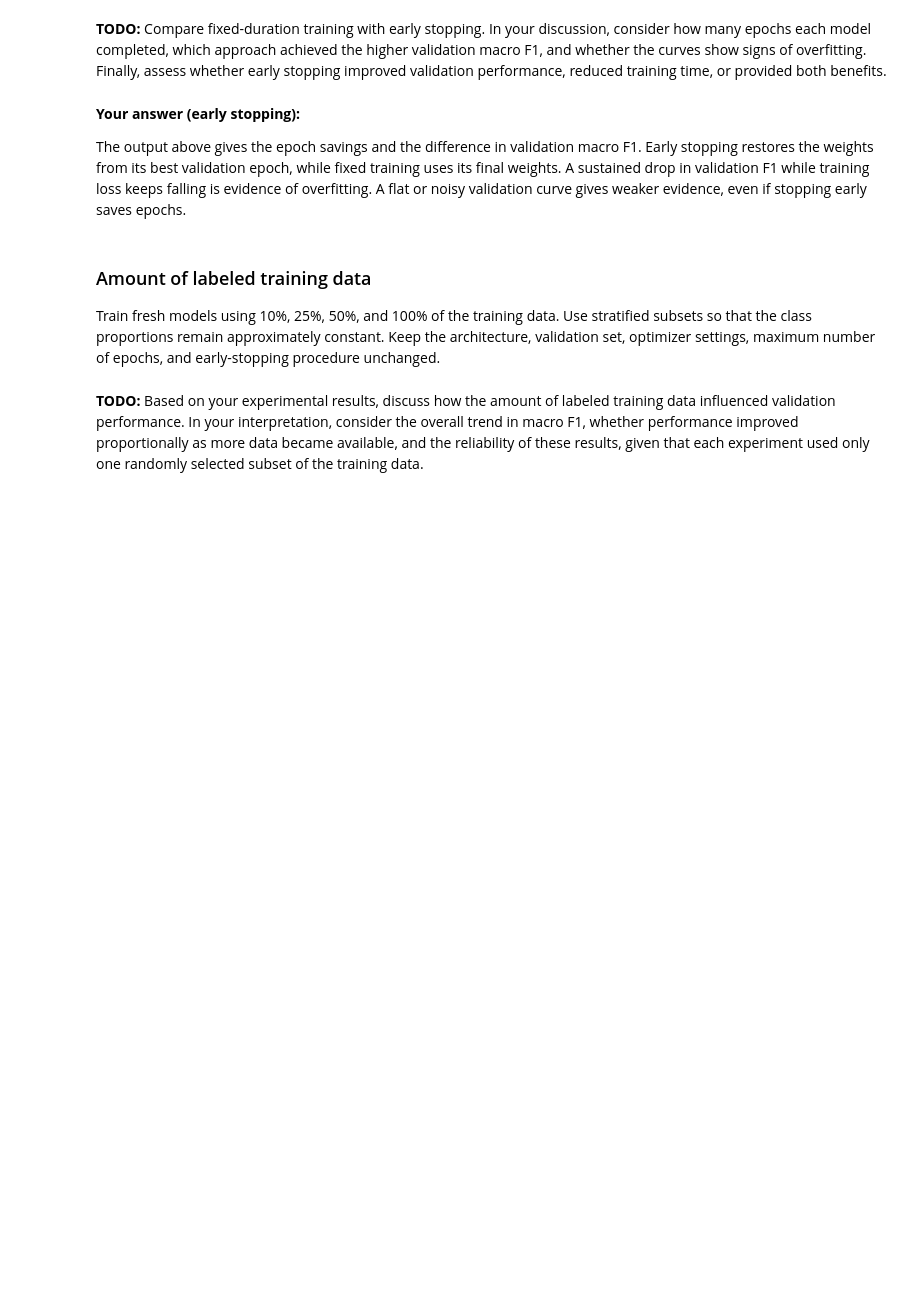
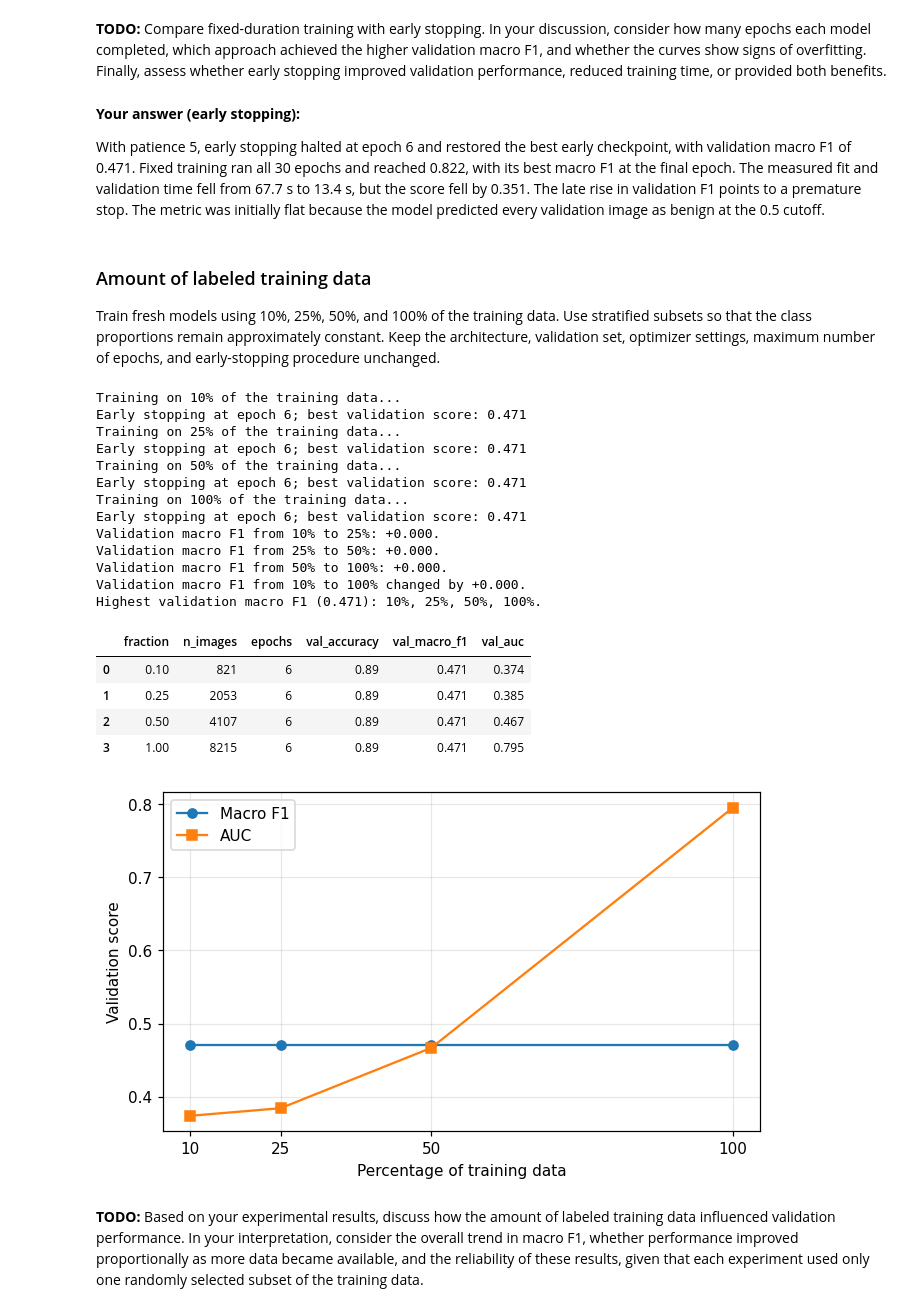
Before and after one commit to Catfish16/WS26ML_EX1, a Jupyter notebook: dermamnist_classification_group_N.ipynb, the cells around one changed output. Cells and saved outputs as stored; diff of their text form; code cells hidden in the pictures; blank space fills up the shorter version.

```diff
--- a/dermamnist_classification_group_N.ipynb
+++ b/dermamnist_classification_group_N.ipynb
@@ -953,7 +1041,7 @@ if fixed_loss[-1] < fixed_loss[peak_epoch - 1] and fixed_f1[-1] < fixed_f1[peak_
 # %% [markdown]
 **Your answer (early stopping):**
 
-The output above gives the epoch savings and the difference in validation macro F1. Early stopping restores the weights from its best validation epoch, while fixed training uses its final weights. A sustained drop in validation F1 while training loss keeps falling is evidence of overfitting. A flat or noisy validation curve gives weaker evidence, even if stopping early saves epochs.
+With patience 5, early stopping halted at epoch 6 and restored the best early checkpoint, with validation macro F1 of 0.471. Fixed training ran all 30 epochs and reached 0.822, with its best macro F1 at the final epoch. The measured fit and validation time fell from 67.7 s to 13.4 s, but the score fell by 0.351. The late rise in validation F1 points to a premature stop. The metric was initially flat because the model predicted every validation image as benign at the 0.5 cutoff.
 # %% [markdown]
 ### Amount of labeled training data
 
@@ -975,39 +1065,67 @@ def make_fraction_dataset(fraction, seed=SEED):
 DATA_FRACTIONS = [0.10, 0.25, 0.50, 1.00]
 fraction_rows = []
 
+# Start a fresh model each time. Change the amount of training data and keep the validation set fixed.
 for fraction in DATA_FRACTIONS:
     print(f"Training on {fraction:.0%} of the training data...")
     subset = make_fraction_dataset(fraction)
     _, history, metrics = run_binary_experiment(subset, early_stopping=True)
     fraction_rows.append({
         "fraction": fraction,
         "n_images": len(subset),
         "epochs": len(history["val_macro_f1"]),
         "val_accuracy": metrics["accuracy"],
         "val_macro_f1": metrics["macro_f1"],
         "val_auc": metrics["auc"],
     })
 
 fraction_results = pd.DataFrame(fraction_rows)
 display(fraction_results.round(3))
 fig, ax = plt.subplots(figsize=(7, 4))
+# F1 uses predicted class labels. AUC can reveal better score ranking even when labels stay the same.
 ax.plot(fraction_results["fraction"] * 100, fraction_results["val_macro_f1"], "o-", label="Macro F1")
 ax.plot(fraction_results["fraction"] * 100, fraction_results["val_auc"], "s-", label="AUC")
 ax.set(xlabel="Percentage of training data", ylabel="Validation score")
 ax.set_xticks([10, 25, 50, 100])
 ax.grid(alpha=0.3)
 ax.legend()
 plt.show()
 
 f1_by_fraction = fraction_results.set_index("fraction")["val_macro_f1"]
 for previous, current in zip(DATA_FRACTIONS, DATA_FRACTIONS[1:]):
     change = f1_by_fraction.loc[current] - f1_by_fraction.loc[previous]
     print(f"Validation macro F1 from {previous:.0%} to {current:.0%}: {change:+.3f}.")
 print(
     f"Validation macro F1 from 10% to 100% changed by "
-    f"{f1_by_fraction.loc[1.0] - f1_by_fraction.loc[0.10]:+.3f}. "
-    f"The highest F1 occurred at {f1_by_fraction.idxmax():.0%} of the training data."
+    f"{f1_by_fraction.loc[1.0] - f1_by_fraction.loc[0.10]:+.3f}."
 )
+best_fraction_f1 = f1_by_fraction.max()
+best_fractions = [
+    f"{fraction:.0%}"
+    for fraction, score in f1_by_fraction.items()
+    if np.isclose(score, best_fraction_f1)
+]
+print(f"Highest validation macro F1 ({best_fraction_f1:.3f}): {', '.join(best_fractions)}.")
+# %% [output]
+Training on 10% of the training data...
+Early stopping at epoch 6; best validation score: 0.471
+Training on 25% of the training data...
+Early stopping at epoch 6; best validation score: 0.471
+Training on 50% of the training data...
+Early stopping at epoch 6; best validation score: 0.471
+Training on 100% of the training data...
+Early stopping at epoch 6; best validation score: 0.471
+Validation macro F1 from 10% to 25%: +0.000.
+Validation macro F1 from 25% to 50%: +0.000.
+Validation macro F1 from 50% to 100%: +0.000.
+Validation macro F1 from 10% to 100% changed by +0.000.
+Highest validation macro F1 (0.471): 10%, 25%, 50%, 100%.
+|  | fraction | n_images | epochs | val_accuracy | val_macro_f1 | val_auc |
+| 0 | 0.10 | 821 | 6 | 0.89 | 0.471 | 0.374 |
+| 1 | 0.25 | 2053 | 6 | 0.89 | 0.471 | 0.385 |
+| 2 | 0.50 | 4107 | 6 | 0.89 | 0.471 | 0.467 |
+| 3 | 1.00 | 8215 | 6 | 0.89 | 0.471 | 0.795 |
+[figure, added]
 # %% [markdown]
 **TODO:** Based on your experimental results, discuss how the amount of labeled training data influenced validation performance. In your interpretation, consider the overall trend in macro F1, whether performance improved proportionally as more data became available, and the reliability of these results, given that each experiment used only one randomly selected subset of the training data.
 # %% [markdown]
```
Also changed, not shown: parts of 30 cells of this notebook, 1 other file.
